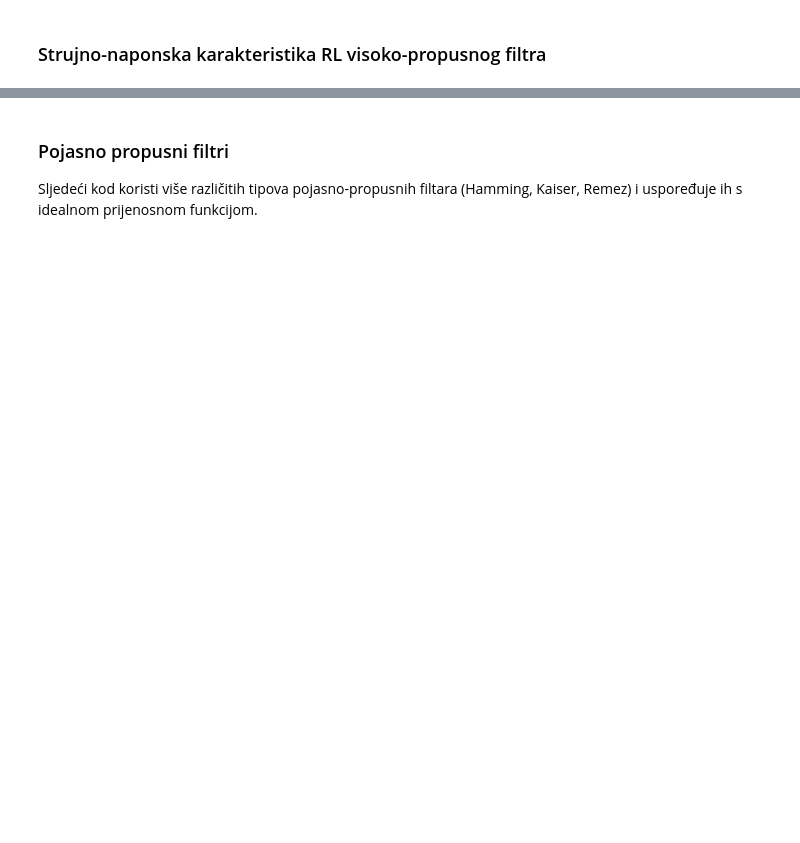
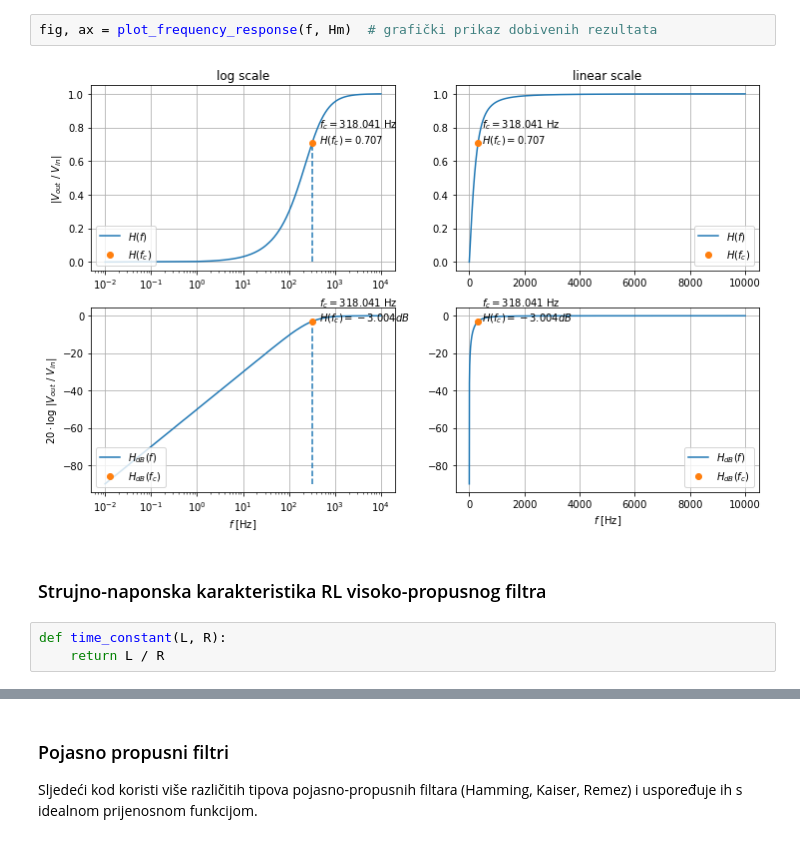
Before and after one commit to akapet00/teaching, a Jupyter notebook: emc_512/lab/Python/03-lab-ex.ipynb, the cells around one changed output, grey strips where cells are left out. Saved outputs shown, nothing was run; the diff lists cells and outputs as text; blank space fills up the shorter version.

```diff
--- a/emc_512/lab/Python/03-lab-ex.ipynb
+++ b/emc_512/lab/Python/03-lab-ex.ipynb
@@ -95,2 +250,9 @@ plt.show()
+# %%
+fig, ax = plot_frequency_response(f, Hm)  # grafički prikaz dobivenih rezultata
+# %% [output]
+[figure, added]
 # %% [markdown]
 ### Strujno-naponska karakteristika RL visoko-propusnog filtra
+# %%
+def time_constant(L, R):
+    return L / R
```
Also changed, not shown: parts of 32 cells of this notebook.
